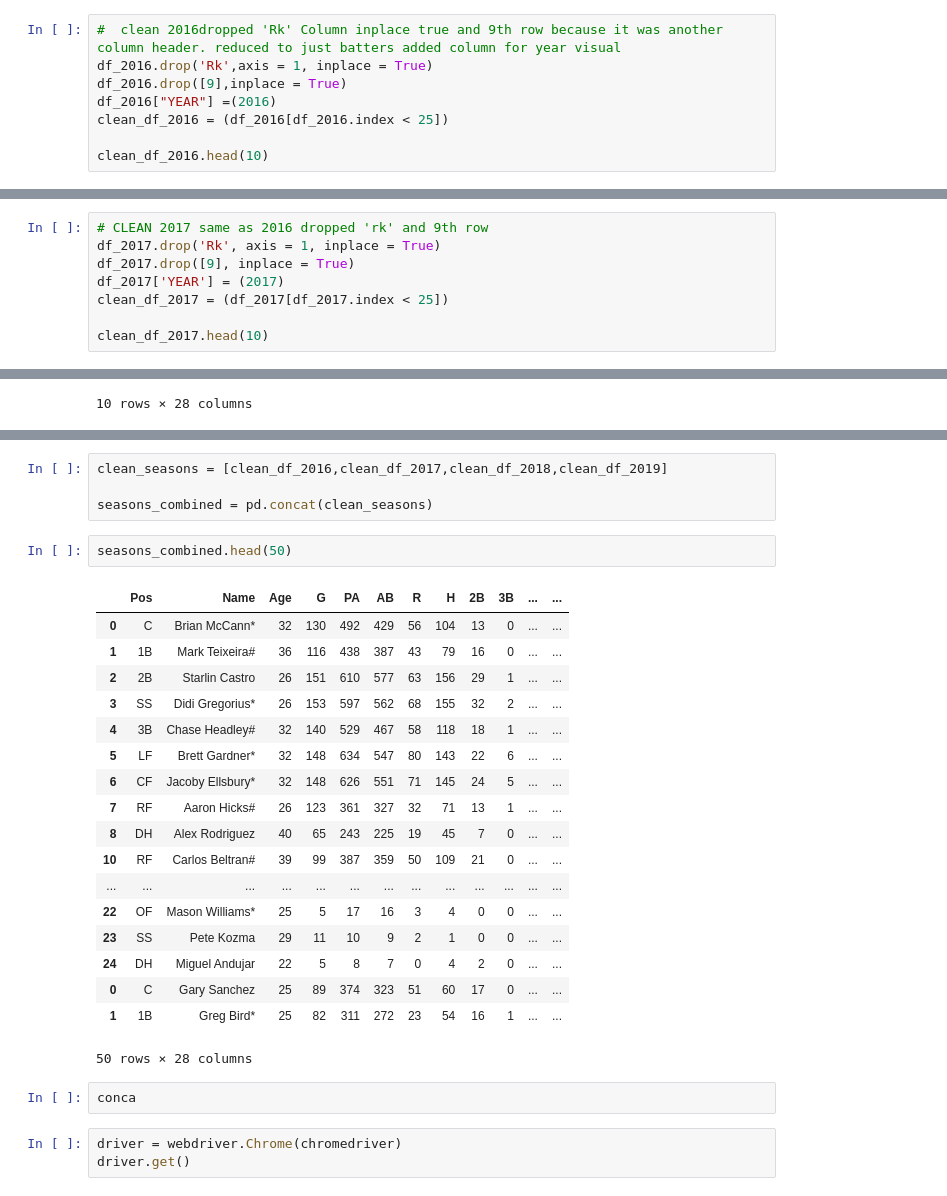
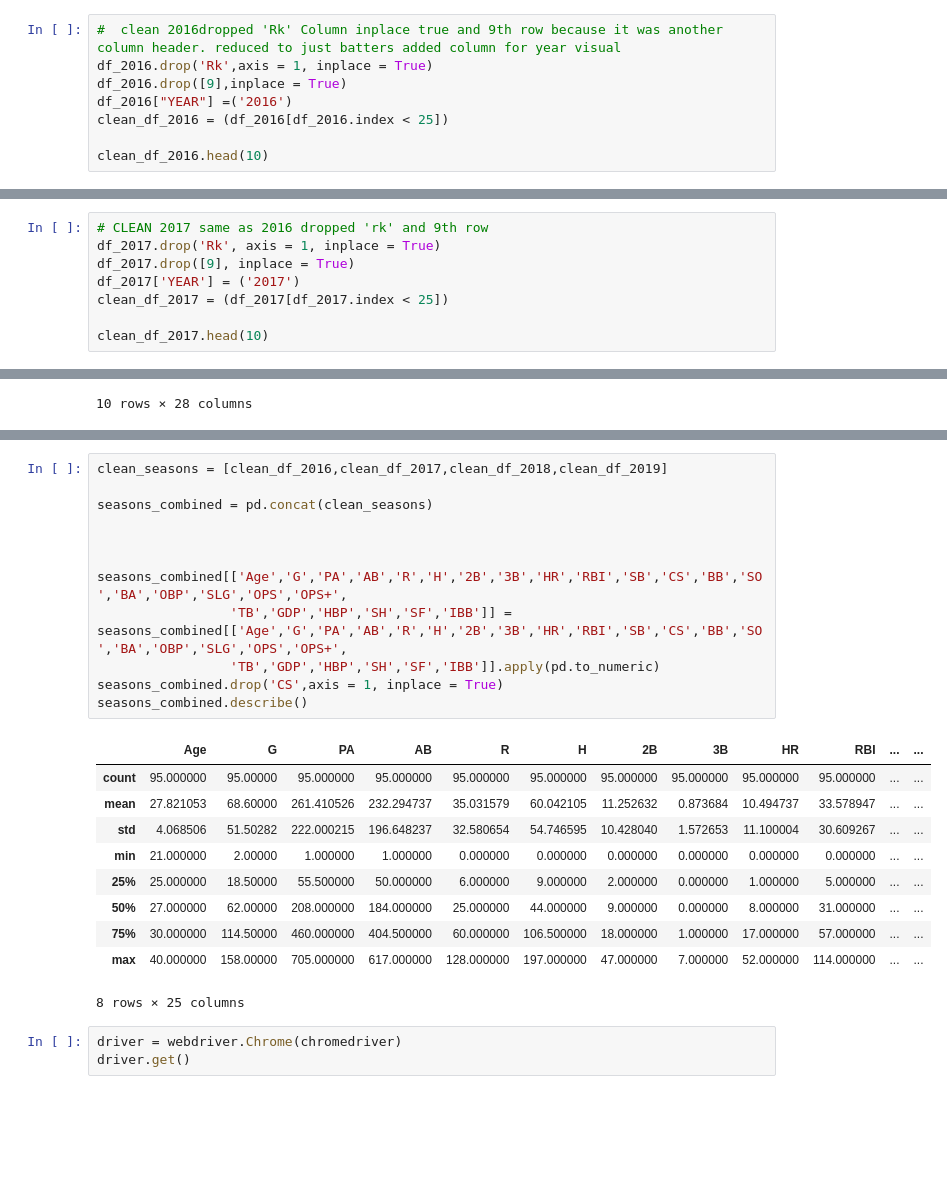
Before and after one commit to Ezuniga13/Home-Run-regression, a Jupyter notebook: Bronx Bombers.ipynb, the cells around one changed output, grey strips where cells are left out. Drawn from its saved outputs; the diff is of its cells as text; blank space fills up the shorter version.

```diff
--- a/Bronx Bombers.ipynb
+++ b/Bronx Bombers.ipynb
@@ -27,7 +27,7 @@ df_2019 = pd.read_html(url_2019)[0]
 #  clean 2016dropped 'Rk' Column inplace true and 9th row because it was another column header. reduced to just batters added column for year visual
 df_2016.drop('Rk',axis = 1, inplace = True)
 df_2016.drop([9],inplace = True)
-df_2016["YEAR"] =(2016)
+df_2016["YEAR"] =('2016')
 clean_df_2016 = (df_2016[df_2016.index < 25])
 
 clean_df_2016.head(10)
@@ -48,7 +48,7 @@ clean_df_2016.head(10)
 # CLEAN 2017 same as 2016 dropped 'rk' and 9th row
 df_2017.drop('Rk', axis = 1, inplace = True)
 df_2017.drop([9], inplace = True)
-df_2017['YEAR'] = (2017)
+df_2017['YEAR'] = ('2017')
 clean_df_2017 = (df_2017[df_2017.index < 25])
 
 clean_df_2017.head(10)
@@ -106,33 +101,29 @@ clean_df_2019.head(10)
 | 8 | DH | Edwin Encarnacion | 36 | 44 | 197 | 177 | 33 | 44 | 11 | 0 | ... | ... |
 | 10 | MI | Gleyber Torres | 22 | 144 | 604 | 546 | 96 | 152 | 26 | 0 | ... | ... |
 10 rows × 28 columns
-# %%
-clean_seasons = [clean_df_2016,clean_df_2017,clean_df_2018,clean_df_2019]
-
-seasons_combined = pd.concat(clean_seasons)
-# %%
-seasons_combined.head(50)
-# %% [output]
-|  | Pos | Name | Age | G | PA | AB | R | H | 2B | 3B | ... | ... |
-| 0 | C | Brian McCann* | 32 | 130 | 492 | 429 | 56 | 104 | 13 | 0 | ... | ... |
-| 1 | 1B | Mark Teixeira# | 36 | 116 | 438 | 387 | 43 | 79 | 16 | 0 | ... | ... |
-| 2 | 2B | Starlin Castro | 26 | 151 | 610 | 577 | 63 | 156 | 29 | 1 | ... | ... |
-| 3 | SS | Didi Gregorius* | 26 | 153 | 597 | 562 | 68 | 155 | 32 | 2 | ... | ... |
-| 4 | 3B | Chase Headley# | 32 | 140 | 529 | 467 | 58 | 118 | 18 | 1 | ... | ... |
-| 5 | LF | Brett Gardner* | 32 | 148 | 634 | 547 | 80 | 143 | 22 | 6 | ... | ... |
-| 6 | CF | Jacoby Ellsbury* | 32 | 148 | 626 | 551 | 71 | 145 | 24 | 5 | ... | ... |
-| 7 | RF | Aaron Hicks# | 26 | 123 | 361 | 327 | 32 | 71 | 13 | 1 | ... | ... |
-| 8 | DH | Alex Rodriguez | 40 | 65 | 243 | 225 | 19 | 45 | 7 | 0 | ... | ... |
-| 10 | RF | Carlos Beltran# | 39 | 99 | 387 | 359 | 50 | 109 | 21 | 0 | ... | ... |
-| ... | ... | ... | ... | ... | ... | ... | ... | ... | ... | ... | ... | ... |
-| 22 | OF | Mason Williams* | 25 | 5 | 17 | 16 | 3 | 4 | 0 | 0 | ... | ... |
-| 23 | SS | Pete Kozma | 29 | 11 | 10 | 9 | 2 | 1 | 0 | 0 | ... | ... |
-| 24 | DH | Miguel Andujar | 22 | 5 | 8 | 7 | 0 | 4 | 2 | 0 | ... | ... |
-| 0 | C | Gary Sanchez | 25 | 89 | 374 | 323 | 51 | 60 | 17 | 0 | ... | ... |
-| 1 | 1B | Greg Bird* | 25 | 82 | 311 | 272 | 23 | 54 | 16 | 1 | ... | ... |
-50 rows × 28 columns
-# %%
-conca
+# %%
+clean_seasons = [clean_df_2016,clean_df_2017,clean_df_2018,clean_df_2019]
+
+seasons_combined = pd.concat(clean_seasons)
+
+
+
+seasons_combined[['Age','G','PA','AB','R','H','2B','3B','HR','RBI','SB','CS','BB','SO','BA','OBP','SLG','OPS','OPS+',
+                 'TB','GDP','HBP','SH','SF','IBB']] = seasons_combined[['Age','G','PA','AB','R','H','2B','3B','HR','RBI','SB','CS','BB','SO','BA','OBP','SLG','OPS','OPS+',
+                 'TB','GDP','HBP','SH','SF','IBB']].apply(pd.to_numeric)
+seasons_combined.drop('CS',axis = 1, inplace = True)
+seasons_combined.describe()
+# %% [output]
+|  | Age | G | PA | AB | R | H | 2B | 3B | HR | RBI | ... | ... |
+| count | 95.000000 | 95.00000 | 95.000000 | 95.000000 | 95.000000 | 95.000000 | 95.000000 | 95.000000 | 95.000000 | 95.000000 | ... | ... |
+| mean | 27.821053 | 68.60000 | 261.410526 | 232.294737 | 35.031579 | 60.042105 | 11.252632 | 0.873684 | 10.494737 | 33.578947 | ... | ... |
+| std | 4.068506 | 51.50282 | 222.000215 | 196.648237 | 32.580654 | 54.746595 | 10.428040 | 1.572653 | 11.100004 | 30.609267 | ... | ... |
+| min | 21.000000 | 2.00000 | 1.000000 | 1.000000 | 0.000000 | 0.000000 | 0.000000 | 0.000000 | 0.000000 | 0.000000 | ... | ... |
+| 25% | 25.000000 | 18.50000 | 55.500000 | 50.000000 | 6.000000 | 9.000000 | 2.000000 | 0.000000 | 1.000000 | 5.000000 | ... | ... |
+| 50% | 27.000000 | 62.00000 | 208.000000 | 184.000000 | 25.000000 | 44.000000 | 9.000000 | 0.000000 | 8.000000 | 31.000000 | ... | ... |
+| 75% | 30.000000 | 114.50000 | 460.000000 | 404.500000 | 60.000000 | 106.500000 | 18.000000 | 1.000000 | 17.000000 | 57.000000 | ... | ... |
+| max | 40.000000 | 158.00000 | 705.000000 | 617.000000 | 128.000000 | 197.000000 | 47.000000 | 7.000000 | 52.000000 | 114.000000 | ... | ... |
+8 rows × 25 columns
 # %%
 driver = webdriver.Chrome(chromedriver)
 driver.get()
```
Also changed, not shown: parts of 2 cells of this notebook.
